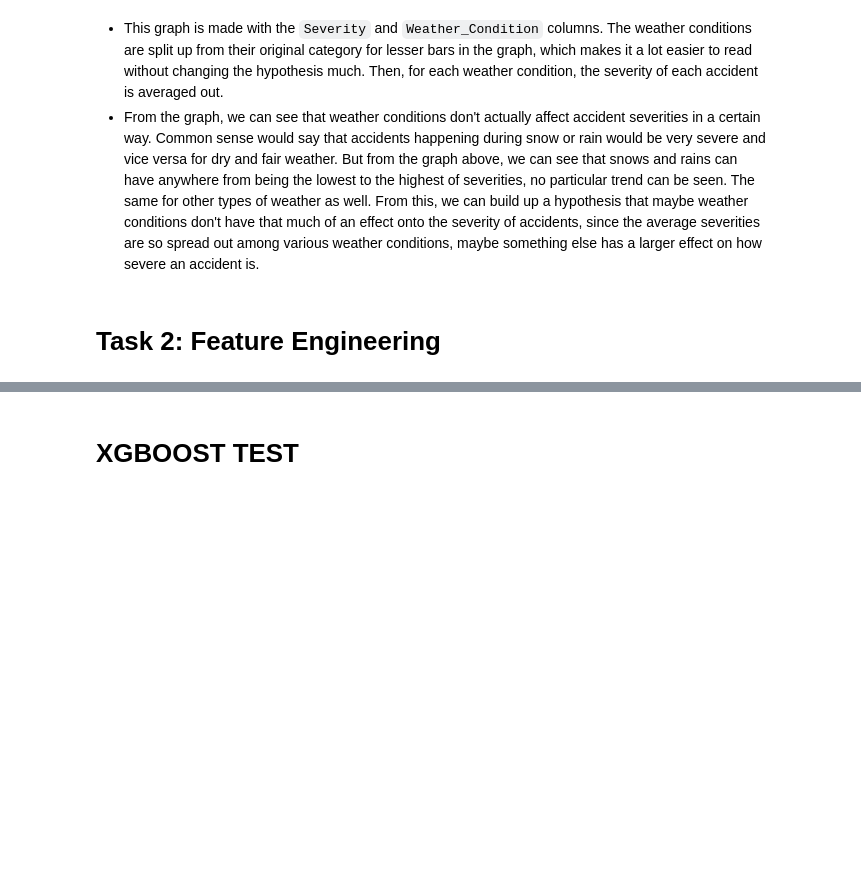
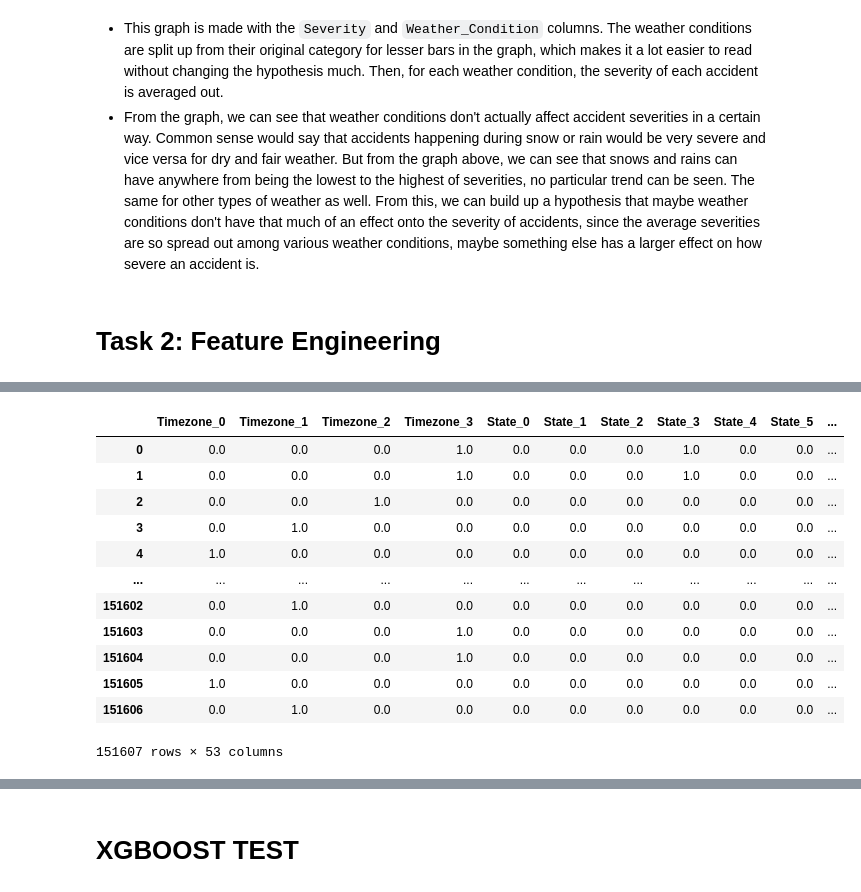
Before and after one commit to s3818311/PDS, a Jupyter notebook: main.ipynb, the cells around one changed output, grey strips where cells are left out. Saved outputs shown, nothing was run; the diff lists cells and outputs as text; code cells hidden in the pictures; blank space fills up the shorter version.

```diff
--- a/main.ipynb
+++ b/main.ipynb
@@ -1866,0 +1984,11 @@ ax
+# %%
+# do the label encoding again, but this time for certain columns only
+lbl_cols = ['Zipcode', 'Weather_Condition', 'County', 'Street', 'City', 'Airport_Code']
+ohe_cols = ['Timezone', 'State']
+
+temp_train[lbl_cols] = temp_train[lbl_cols].apply(le.fit_transform)
+
+# convert boolean columns to int as well
+for col in temp_train.columns:
+    if temp_train[col].dtype == 'bool':
+        temp_train[col] = temp_train[col].astype('int')
@@ -1866,0 +2017,28 @@ ax
+# %%
+from sklearn.preprocessing import OneHotEncoder
+
+ohe = OneHotEncoder()
+ohe_df = pd.DataFrame()
+
+for c in ohe_cols:
+    # temp = ohe.fit_transform(temp_train[c].to_numpy().reshape(-1, 1)).toarray()
+    # temp = ohe.fit_transform(val_df[c].to_numpy().reshape(-1, 1)).toarray()
+    temp = ohe.fit_transform(test_df[c].to_numpy().reshape(-1, 1)).toarray()
+    temp_df = pd.DataFrame(temp, columns=[f"{c}_{i}" for i in range(temp.shape[1])])
+    ohe_df = pd.concat([ohe_df, temp_df], axis=1)
+
+ohe_df
+# %% [output]
+|  | Timezone_0 | Timezone_1 | Timezone_2 | Timezone_3 | State_0 | State_1 | State_2 | State_3 | State_4 | State_5 | ... |
+| 0 | 0.0 | 0.0 | 0.0 | 1.0 | 0.0 | 0.0 | 0.0 | 1.0 | 0.0 | 0.0 | ... |
+| 1 | 0.0 | 0.0 | 0.0 | 1.0 | 0.0 | 0.0 | 0.0 | 1.0 | 0.0 | 0.0 | ... |
+| 2 | 0.0 | 0.0 | 1.0 | 0.0 | 0.0 | 0.0 | 0.0 | 0.0 | 0.0 | 0.0 | ... |
+| 3 | 0.0 | 1.0 | 0.0 | 0.0 | 0.0 | 0.0 | 0.0 | 0.0 | 0.0 | 0.0 | ... |
+| 4 | 1.0 | 0.0 | 0.0 | 0.0 | 0.0 | 0.0 | 0.0 | 0.0 | 0.0 | 0.0 | ... |
+| ... | ... | ... | ... | ... | ... | ... | ... | ... | ... | ... | ... |
+| 151602 | 0.0 | 1.0 | 0.0 | 0.0 | 0.0 | 0.0 | 0.0 | 0.0 | 0.0 | 0.0 | ... |
+| 151603 | 0.0 | 0.0 | 0.0 | 1.0 | 0.0 | 0.0 | 0.0 | 0.0 | 0.0 | 0.0 | ... |
+| 151604 | 0.0 | 0.0 | 0.0 | 1.0 | 0.0 | 0.0 | 0.0 | 0.0 | 0.0 | 0.0 | ... |
+| 151605 | 1.0 | 0.0 | 0.0 | 0.0 | 0.0 | 0.0 | 0.0 | 0.0 | 0.0 | 0.0 | ... |
+| 151606 | 0.0 | 1.0 | 0.0 | 0.0 | 0.0 | 0.0 | 0.0 | 0.0 | 0.0 | 0.0 | ... |
+151607 rows × 53 columns
```
Also changed, not shown: parts of 36 cells of this notebook.
